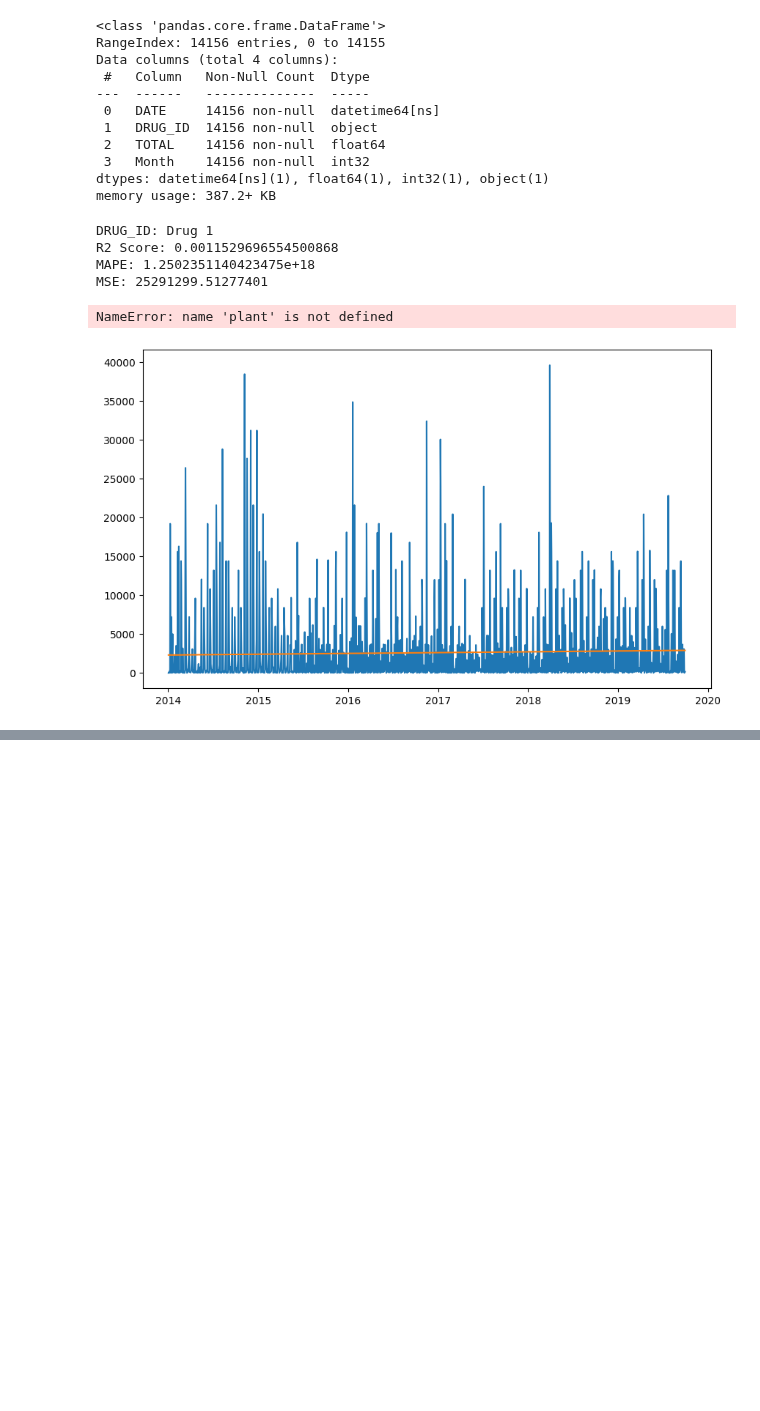
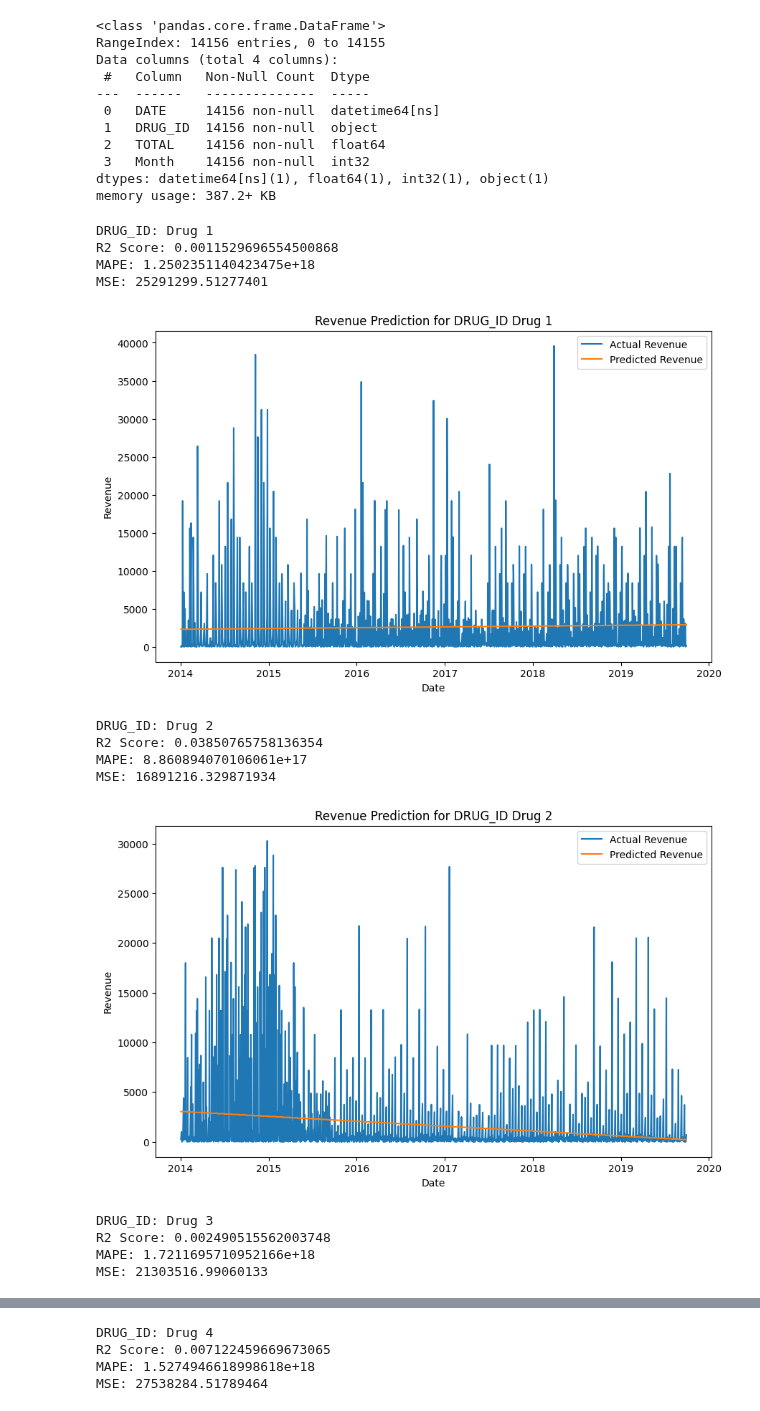
Before and after one commit to SohamLTI/Sarkar, a Jupyter notebook: Last Update.ipynb, the cells around one changed output, grey strips where cells are left out. Saved outputs shown, nothing was run; the diff lists cells and outputs as text; code cells hidden in the pictures; blank space fills up the shorter version.

```diff
--- a/Last Update.ipynb
+++ b/Last Update.ipynb
@@ -281,33 +281,41 @@ for Drug in DrugSales['DRUG_ID'].unique():
         results.append({
             'Date': (Drug_data['DATE'].max() + pd.DateOffset(months=i+1)).strftime('%Y-%m-%d'),
             'DRUG_ID': Drug,
             'Predicted_Revenue': forecasted_revenue[i]
         })
 
     # Calculate model parameters
     y_pred = model.predict(X)
     r2 = r2_score(y, y_pred)
     mape = mean_absolute_percentage_error(y, y_pred)
     mse = mean_squared_error(y, y_pred)
 
     print(f"DRUG_ID: {Drug}")
     print(f"R2 Score: {r2}")
     print(f"MAPE: {mape}")
     print(f"MSE: {mse}")
 
     # Plot the test results
     plt.figure(figsize=(10, 6))
     plt.plot(Drug_data['DATE'], y, label='Actual Revenue')
     plt.plot(Drug_data['DATE'], y_pred, label='Predicted Revenue')
-    plt.title(f'Revenue Prediction for DRUG_ID {plant}')
+    plt.title(f'Revenue Prediction for DRUG_ID {Drug}')
     plt.xlabel('Date')
     plt.ylabel('Revenue')
     plt.legend()
     plt.show()
 # %% [output]
 DRUG_ID: Drug 1
 R2 Score: 0.0011529696554500868
 MAPE: 1.2502351140423475e+18
 MSE: 25291299.51277401
+[figure, new version]
-NameError: name 'plant' is not defined
+DRUG_ID: Drug 2
+R2 Score: 0.03850765758136354
+MAPE: 8.860894070106061e+17
+MSE: 16891216.329871934
-[figure, old version]
+[figure, added]
+DRUG_ID: Drug 3
+R2 Score: 0.002490515562003748
+MAPE: 1.7211695710952166e+18
+MSE: 21303516.99060133
@@ -313,0 +323,4 @@ NameError: name 'plant' is not defined
+DRUG_ID: Drug 4
+R2 Score: 0.007122459669673065
+MAPE: 1.5274946618998618e+18
+MSE: 27538284.51789464
```
Also changed, not shown: parts of 1 cell of this notebook.
